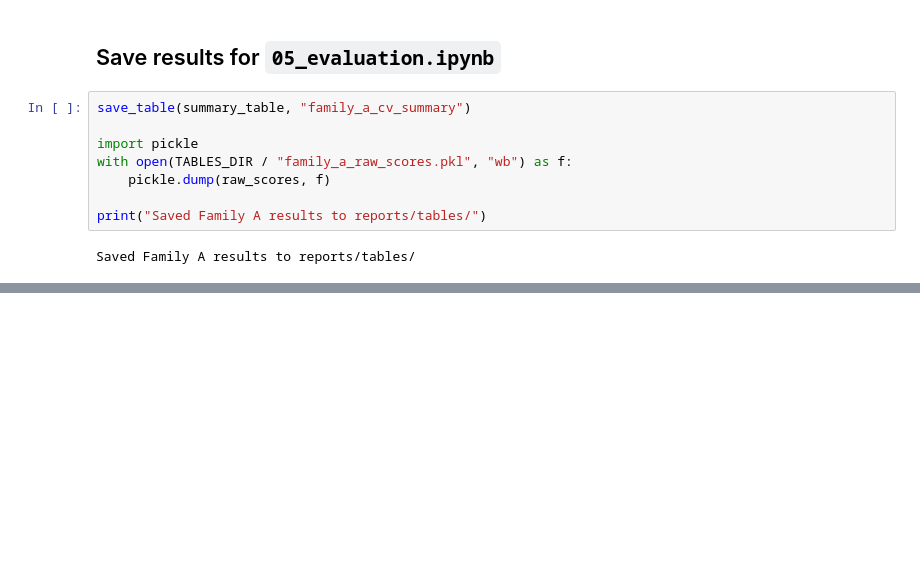
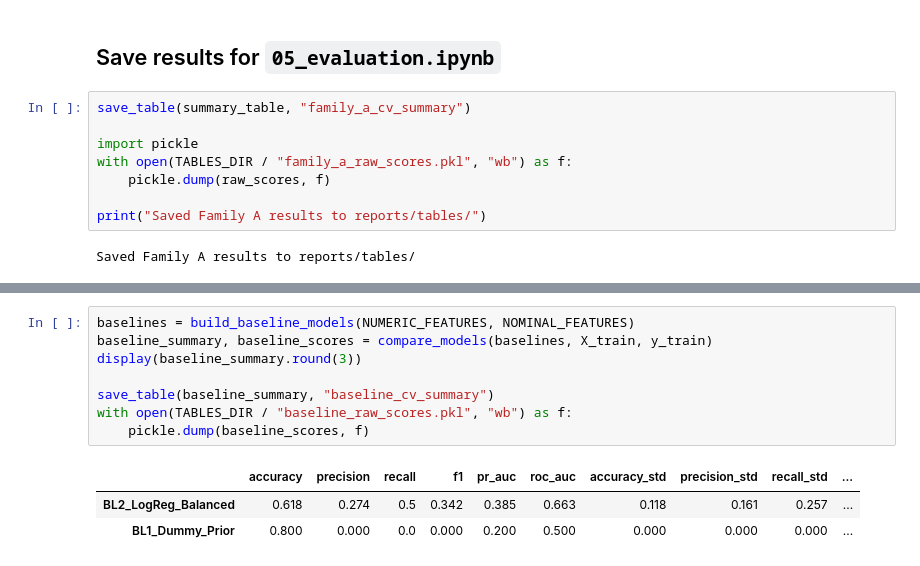
Before and after one commit to kbserrano/graduate-risk-analytics, a Jupyter notebook: notebooks/03_imbalance_classification.ipynb, the cells around one changed output, grey strips where cells are left out. Saved outputs shown, nothing was run; the diff lists cells and outputs as text; blank space fills up the shorter version.

```diff
--- a/notebooks/03_imbalance_classification.ipynb
+++ b/notebooks/03_imbalance_classification.ipynb
@@ -154,0 +162,12 @@ Saved Family A results to reports/tables/
+# %%
+baselines = build_baseline_models(NUMERIC_FEATURES, NOMINAL_FEATURES)
+baseline_summary, baseline_scores = compare_models(baselines, X_train, y_train)
+display(baseline_summary.round(3))
+
+save_table(baseline_summary, "baseline_cv_summary")
+with open(TABLES_DIR / "baseline_raw_scores.pkl", "wb") as f:
+    pickle.dump(baseline_scores, f)
+# %% [output]
+|  | accuracy | precision | recall | f1 | pr_auc | roc_auc | accuracy_std | precision_std | recall_std | ... |
+| BL2_LogReg_Balanced | 0.618 | 0.274 | 0.5 | 0.342 | 0.385 | 0.663 | 0.118 | 0.161 | 0.257 | ... |
+| BL1_Dummy_Prior | 0.800 | 0.000 | 0.0 | 0.000 | 0.200 | 0.500 | 0.000 | 0.000 | 0.000 | ... |
```
Also changed, not shown: parts of 5 cells of this notebook, 24 other files.
